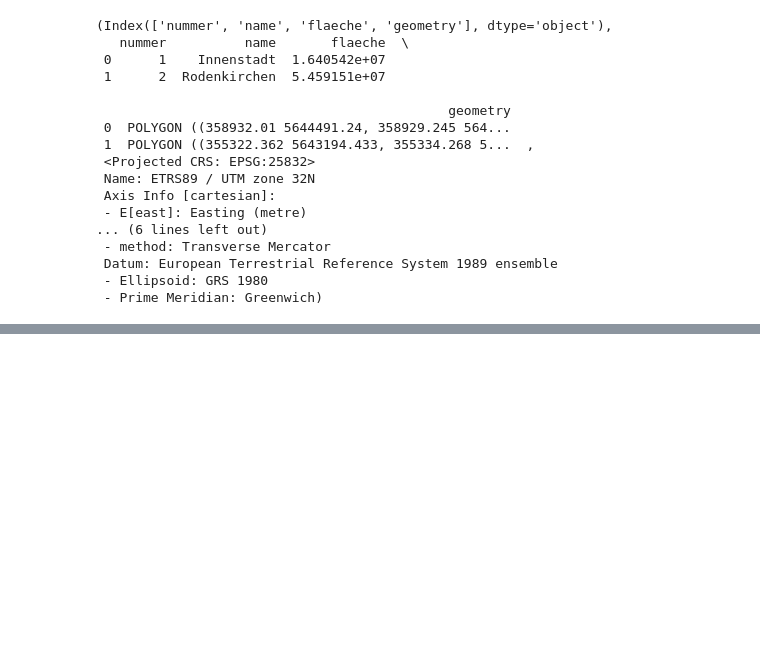
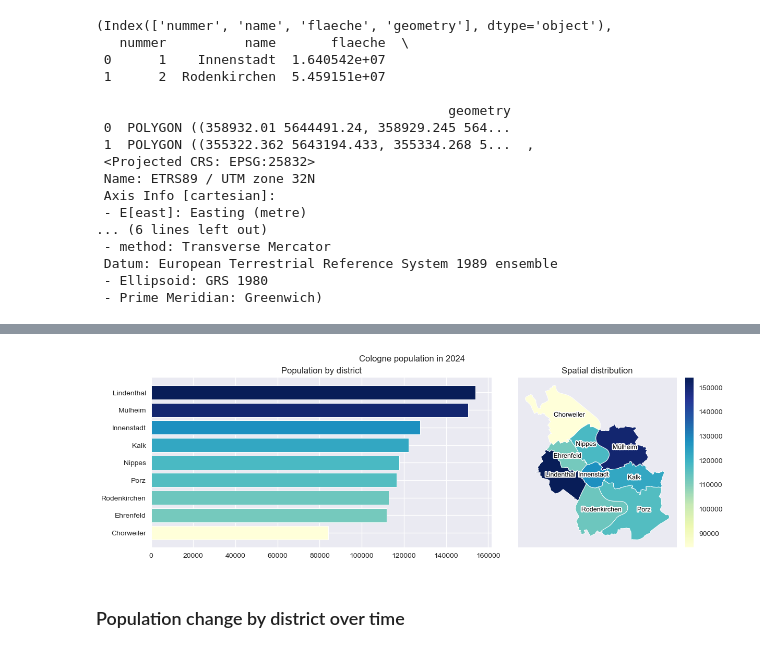
Before and after one commit to rosewiine/cologne-city-eda, a Jupyter notebook: notebooks/02_EDA.ipynb, the cells around one changed output, grey strips where cells are left out. Drawn from its saved outputs; the diff is of its cells as text; code cells hidden in the pictures; blank space fills up the shorter version.

```diff
--- a/notebooks/02_EDA.ipynb
+++ b/notebooks/02_EDA.ipynb
@@ -228,0 +247,3 @@ plt.show()
+# %%
+df_districts_latest = df_districts[df_districts['year'] == latest_year]
+df_districts_latest.groupby('area')['population_total'].apply(lambda x: x.sum()).sort_values(ascending=False)
@@ -228,0 +262,70 @@ plt.show()
+# %%
+df_temp = df_districts_latest.sort_values('population_total')
+
+gdf_d_2024 = gdf_d.merge(
+    df_districts_latest[['area', 'population_total']],
+    left_on='name',
+    right_on='area',
+    how='left'
+    )
+
+norm = mcolors.Normalize(
+    vmin=df_temp['population_total'].min(),
+    vmax=df_temp['population_total'].max()
+)
+
+cmap = plt.cm.YlGnBu
+
+fig, (ax_bar, ax_map) = plt.subplots(1, 2, figsize=(12, 4), gridspec_kw={"width_ratios": [2, 1]}, constrained_layout=True)
+
+ax_bar.barh(
+    df_temp['area'],
+    df_temp['population_total'],
+    color=cmap(norm(df_temp['population_total'])),
+    edgecolor='white',
+    linewidth=0.7
+    )
+
+ax_bar.set_title("Population by district")
+
+
+ax_map.add_patch(
+    plt.Rectangle(
+        (0,0), 1, 1,
+        facecolor="#EAEAF2",
+        transform=ax_map.transAxes,
+        zorder=-1)
+    )
+
+gdf_d_2024.plot(
+    ax=ax_map,
+    column='population_total',
+    cmap=cmap,
+    norm=norm,
+    legend=True,
+    edgecolor='white',
+    linewidth=0.7,
+    )
+
+for _, row in gdf_d_2024.iterrows():
+    x, y = row.geometry.representative_point().coords[0]
+    ax_map.text(
+        x, y,
+        row['name'],
+        fontsize=9,
+        ha='center',
+        va='center',
+        color='black',
+        path_effects=[pe.withStroke(linewidth=3, foreground='white')]
+    )
+
+ax_map.set_title("Spatial distribution")
+ax_map.axis("off")
+
+fig.suptitle(f"Cologne population in {latest_year}")
+
+plt.show()
+# %% [output]
+[figure, added]
+# %% [markdown]
+### Population change by district over time
```
Also changed, not shown: parts of 15 cells of this notebook.
